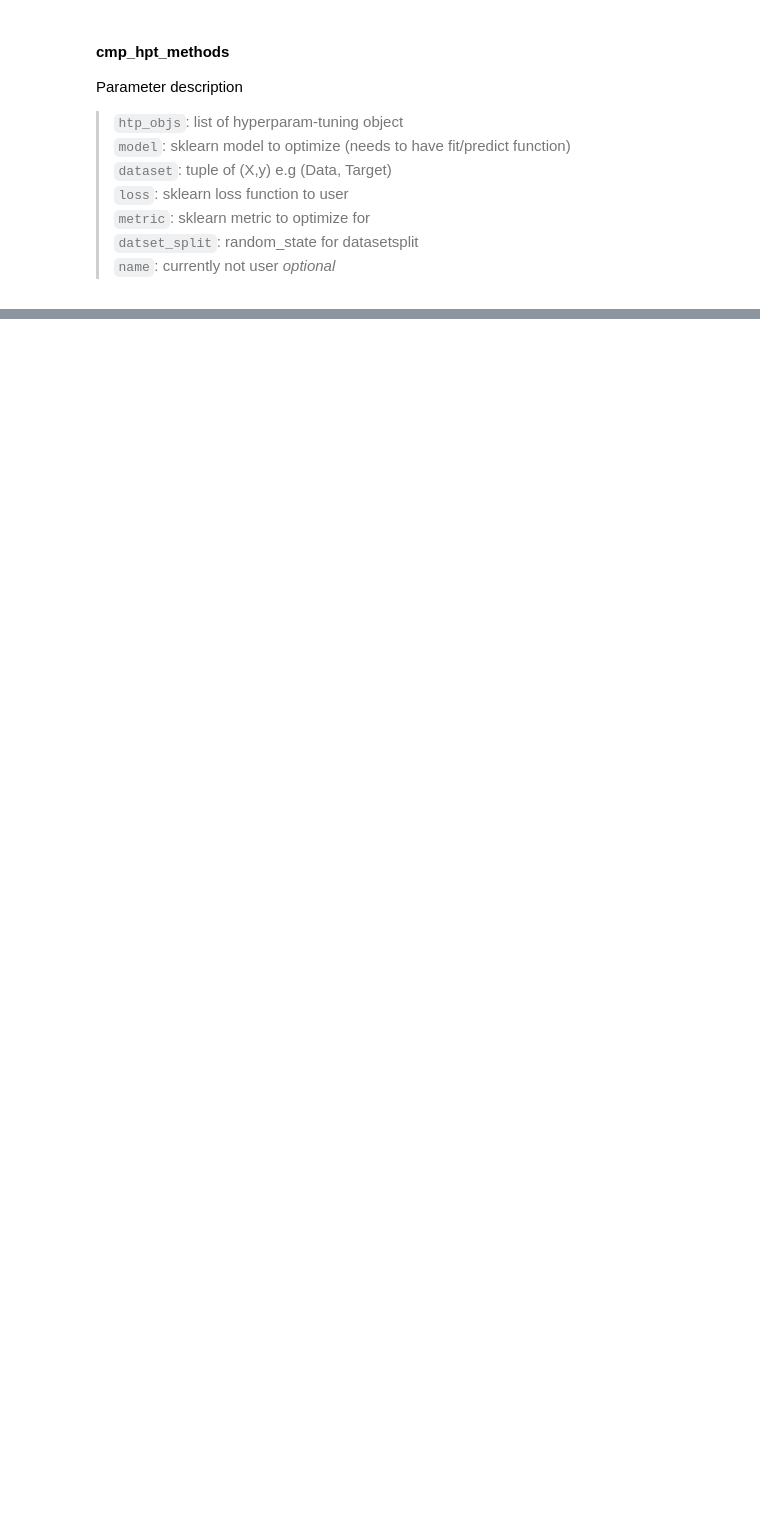
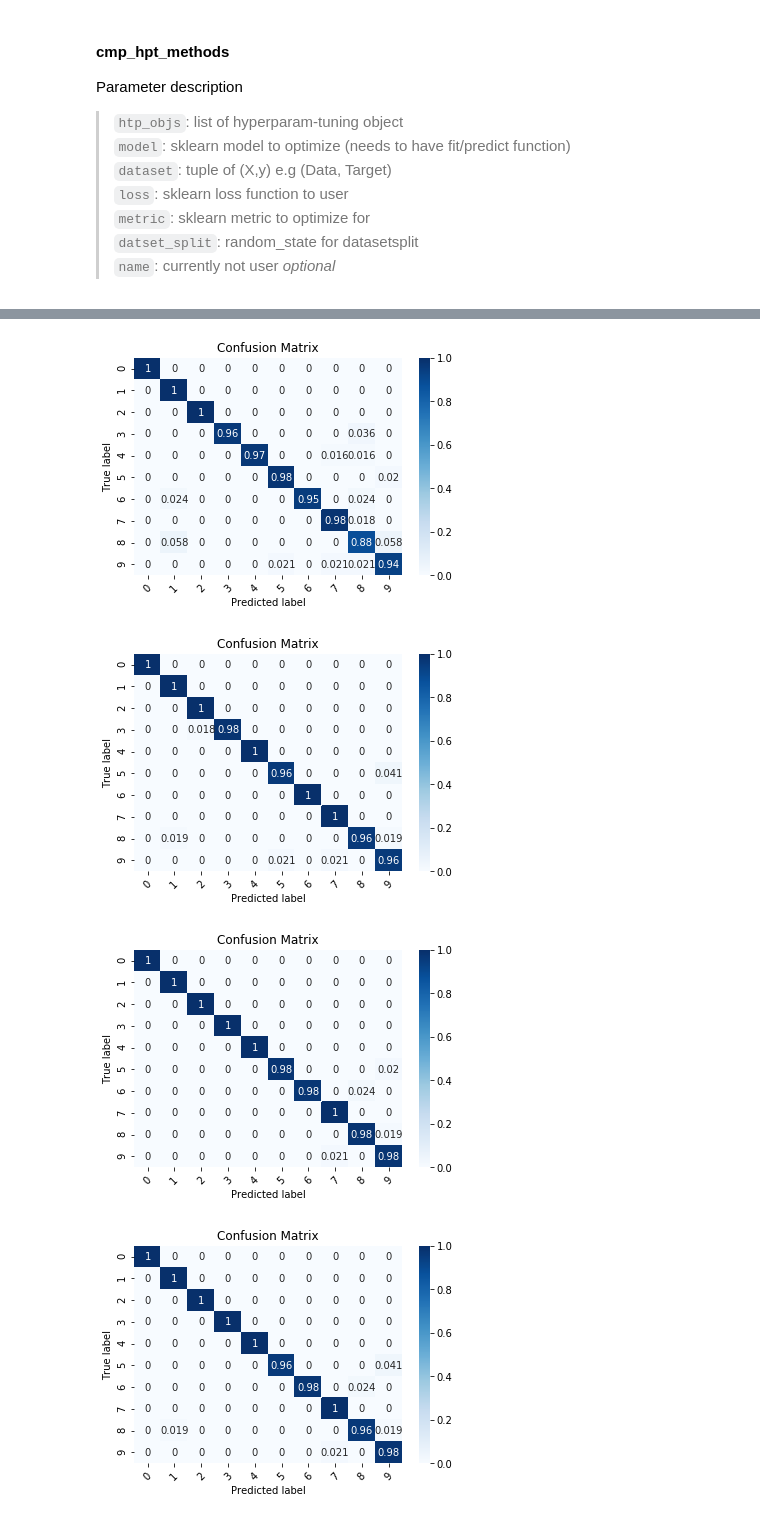
Before and after one commit to tonianelope/Hyper-Parameter-Tuning, a Jupyter notebook: HPT_core/hpt-SVC-example.ipynb, the cells around one changed output, grey strips where cells are left out. Saved outputs shown, nothing was run; the diff lists cells and outputs as text; code cells hidden in the pictures; blank space fills up the shorter version.

```diff
--- a/HPT_core/hpt-SVC-example.ipynb
+++ b/HPT_core/hpt-SVC-example.ipynb
@@ -138,0 +124,8 @@ plot_by_ds(MEAN+TEST_ACC, all_results, ds_names)
+# %%
+for r in all_results[0]:
+    plot_confusion_matrix(r[CONF_MATRIX], digits.target_names)
+# %% [output]
+[figure, added]
+[figure, added]
+[figure, added]
+[figure, added]
```
Also changed, not shown: parts of 12 cells of this notebook, 1 other file.
